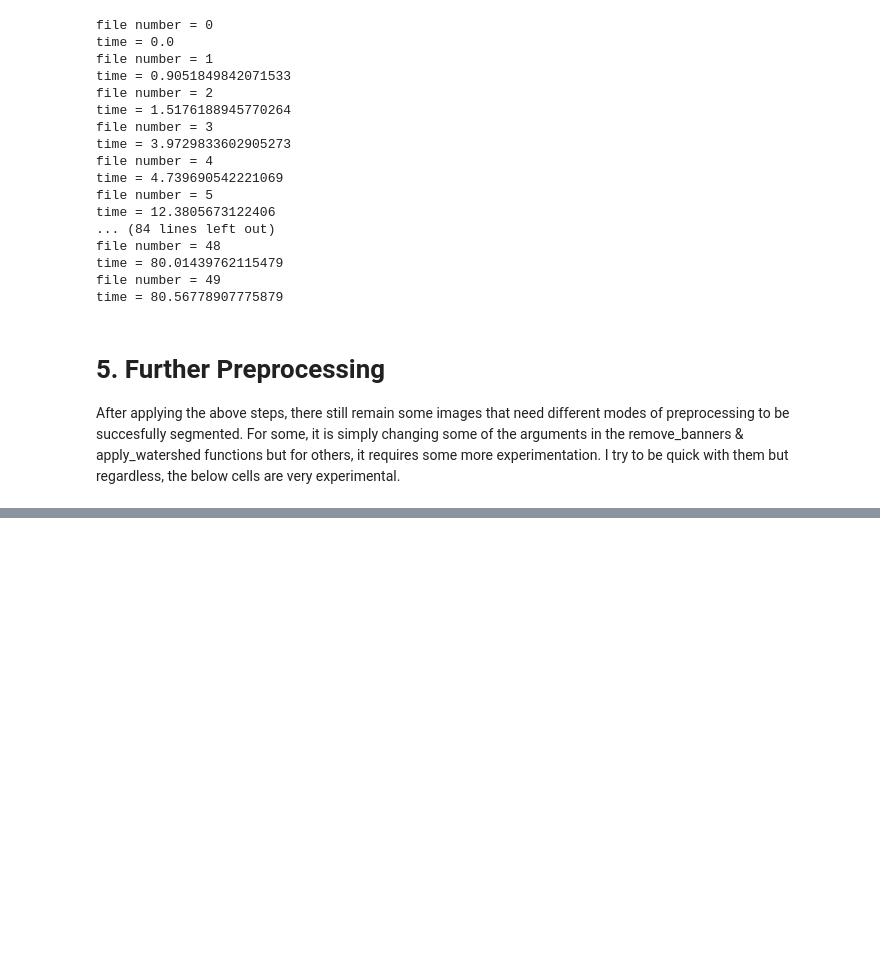
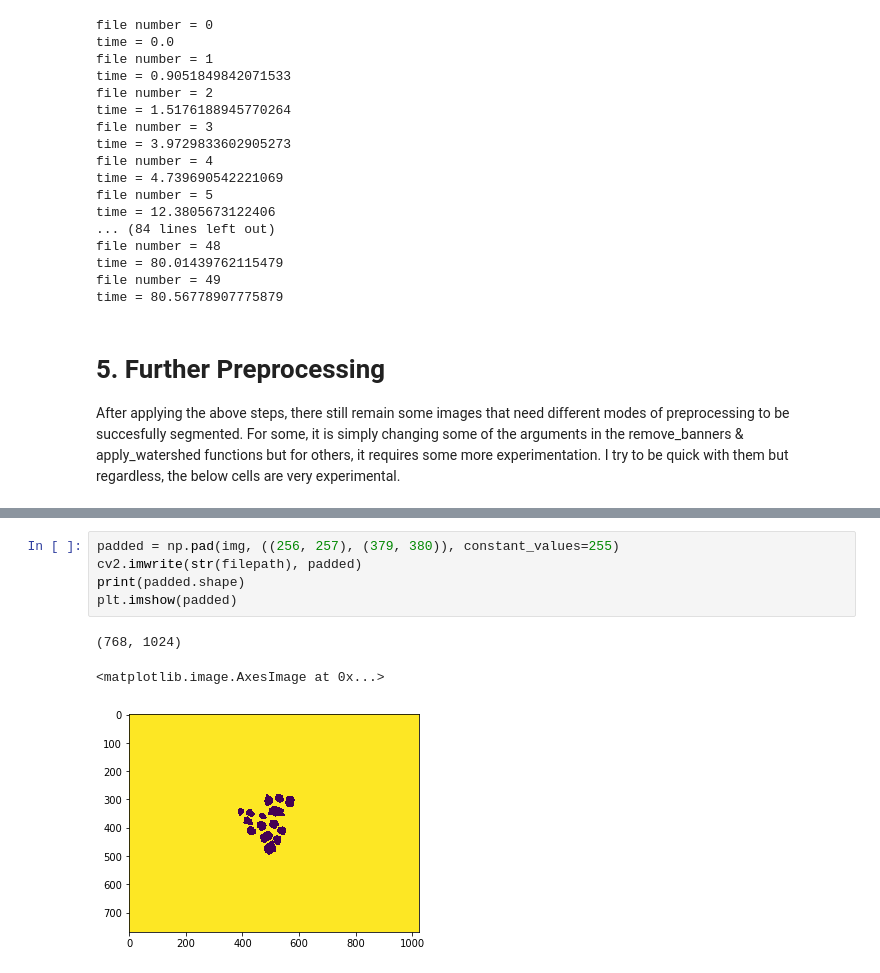
Before and after one commit to lwang94/sem_size_analysis, a Jupyter notebook: experiments/3_Label_Data.ipynb, the cells around one changed output, grey strips where cells are left out. Cells and saved outputs as stored; diff of their text form; blank space fills up the shorter version.

```diff
--- a/experiments/3_Label_Data.ipynb
+++ b/experiments/3_Label_Data.ipynb
@@ -173 +176,10 @@ plt.axis('off')
+# %%
+padded = np.pad(img, ((256, 257), (379, 380)), constant_values=255)
+cv2.imwrite(str(filepath), padded)
+print(padded.shape)
+plt.imshow(padded)
+# %% [output]
+(768, 1024)
+<matplotlib.image.AxesImage at 0x...>
+[figure, added]
 # %%
```
Also changed, not shown: parts of 2 cells of this notebook, 8 other files.
